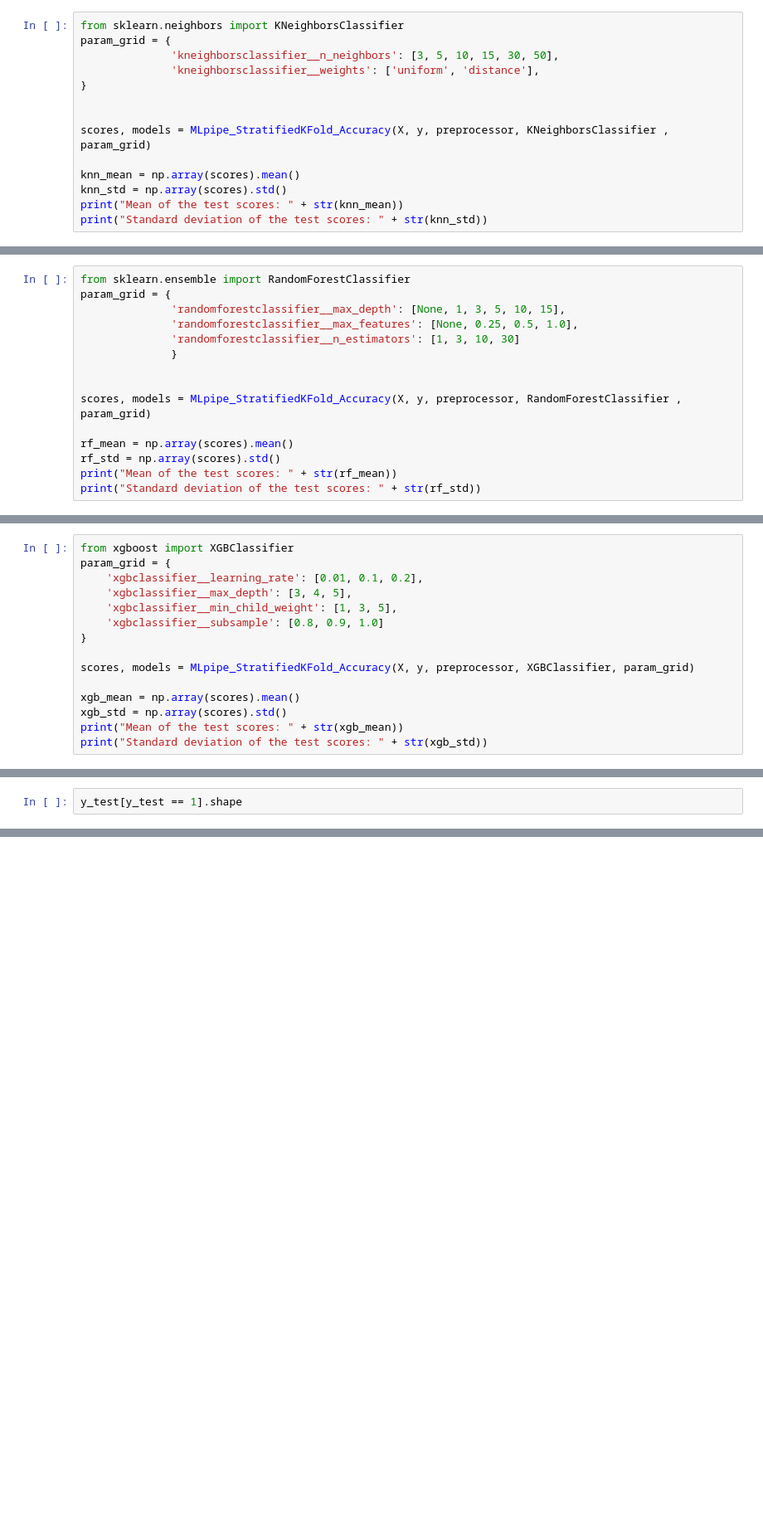
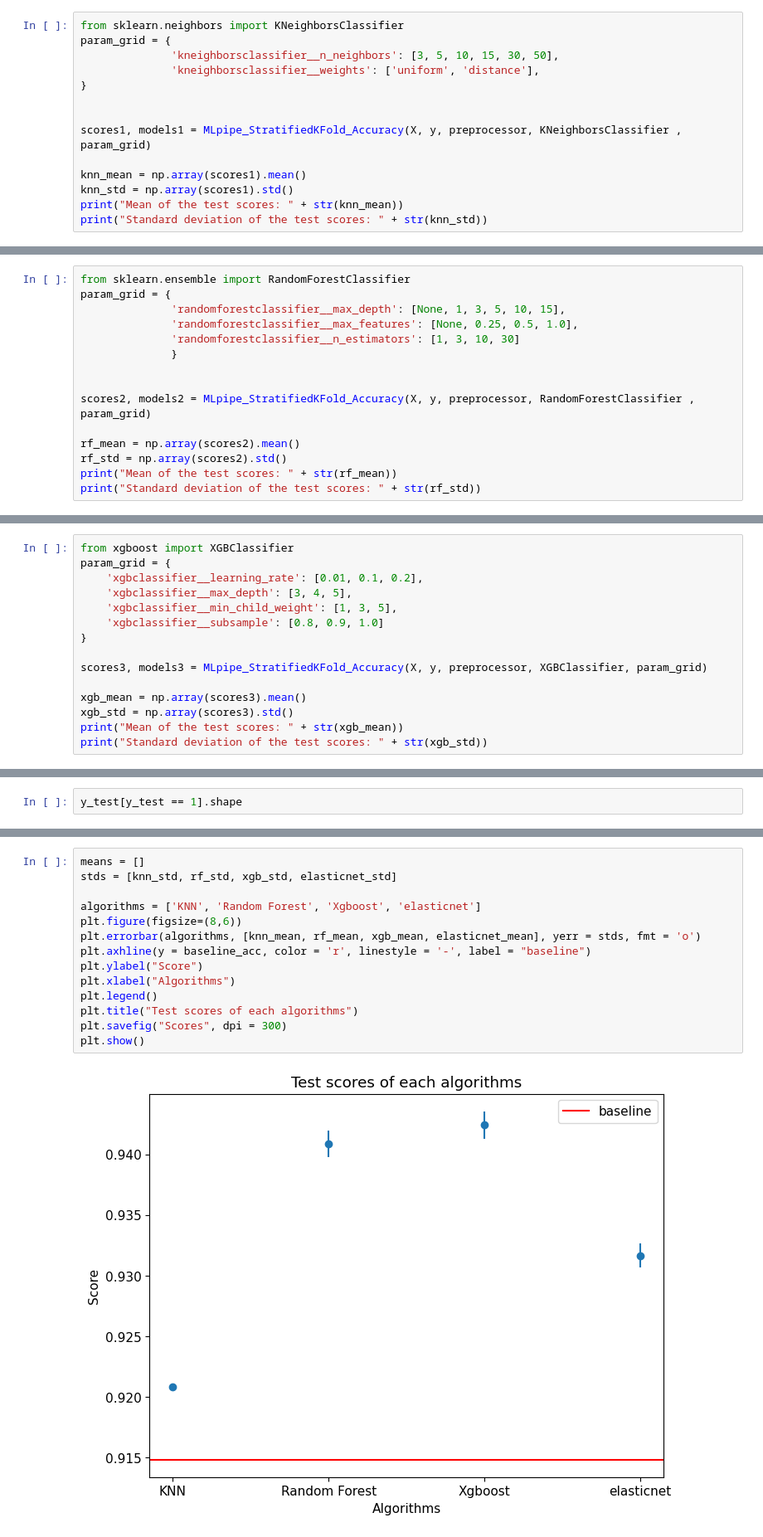
Before and after one commit to kkarzyang/Presentation, a Jupyter notebook: presentation.ipynb, the cells around one changed output, grey strips where cells are left out. Shown at 83% size. Saved outputs shown, nothing was run; the diff lists cells and outputs as text; blank space fills up the shorter version.

```diff
--- a/presentation.ipynb
+++ b/presentation.ipynb
@@ -850,10 +850,10 @@ param_grid = {
 }
 
 
-scores, models = MLpipe_StratifiedKFold_Accuracy(X, y, preprocessor, KNeighborsClassifier , param_grid)
+scores1, models1 = MLpipe_StratifiedKFold_Accuracy(X, y, preprocessor, KNeighborsClassifier , param_grid)
 
-knn_mean = np.array(scores).mean()
-knn_std = np.array(scores).std()
+knn_mean = np.array(scores1).mean()
+knn_std = np.array(scores1).std()
 print("Mean of the test scores: " + str(knn_mean))
 print("Standard deviation of the test scores: " + str(knn_std))
 # %% [output]
@@ -892,10 +878,10 @@ param_grid = {
               }
 
 
-scores, models = MLpipe_StratifiedKFold_Accuracy(X, y, preprocessor, RandomForestClassifier , param_grid)
+scores2, models2 = MLpipe_StratifiedKFold_Accuracy(X, y, preprocessor, RandomForestClassifier , param_grid)
 
-rf_mean = np.array(scores).mean()
-rf_std = np.array(scores).std()
+rf_mean = np.array(scores2).mean()
+rf_std = np.array(scores2).std()
 print("Mean of the test scores: " + str(rf_mean))
 print("Standard deviation of the test scores: " + str(rf_std))
 # %% [output]
@@ -938,10 +924,10 @@ param_grid = {
     'xgbclassifier__subsample': [0.8, 0.9, 1.0]
 }
 
-scores, models = MLpipe_StratifiedKFold_Accuracy(X, y, preprocessor, XGBClassifier, param_grid)
+scores3, models3 = MLpipe_StratifiedKFold_Accuracy(X, y, preprocessor, XGBClassifier, param_grid)
 
-xgb_mean = np.array(scores).mean()
-xgb_std = np.array(scores).std()
+xgb_mean = np.array(scores3).mean()
+xgb_std = np.array(scores3).std()
 print("Mean of the test scores: " + str(xgb_mean))
 print("Standard deviation of the test scores: " + str(xgb_std))
 # %% [output]
@@ -1098,0 +1109,16 @@ plt.show()
+# %%
+means = []
+stds = [knn_std, rf_std, xgb_std, elasticnet_std]
+
+algorithms = ['KNN', 'Random Forest', 'Xgboost', 'elasticnet']
+plt.figure(figsize=(8,6))
+plt.errorbar(algorithms, [knn_mean, rf_mean, xgb_mean, elasticnet_mean], yerr = stds, fmt = 'o')
+plt.axhline(y = baseline_acc, color = 'r', linestyle = '-', label = "baseline")
+plt.ylabel("Score")
+plt.xlabel("Algorithms")
+plt.legend()
+plt.title("Test scores of each algorithms")
+plt.savefig("Scores", dpi = 300)
+plt.show()
+# %% [output]
+[figure, added]
```
Also changed, not shown: parts of 16 cells of this notebook.
